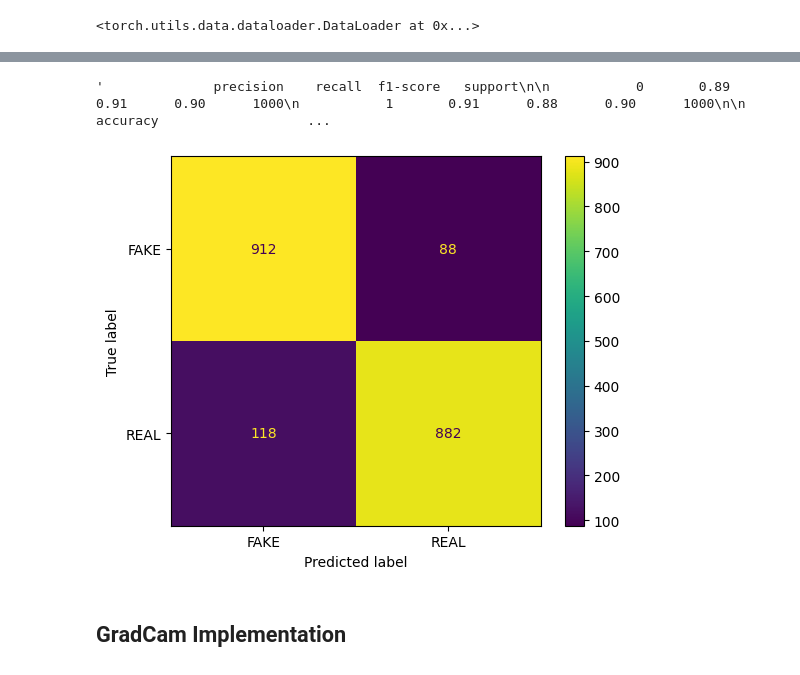
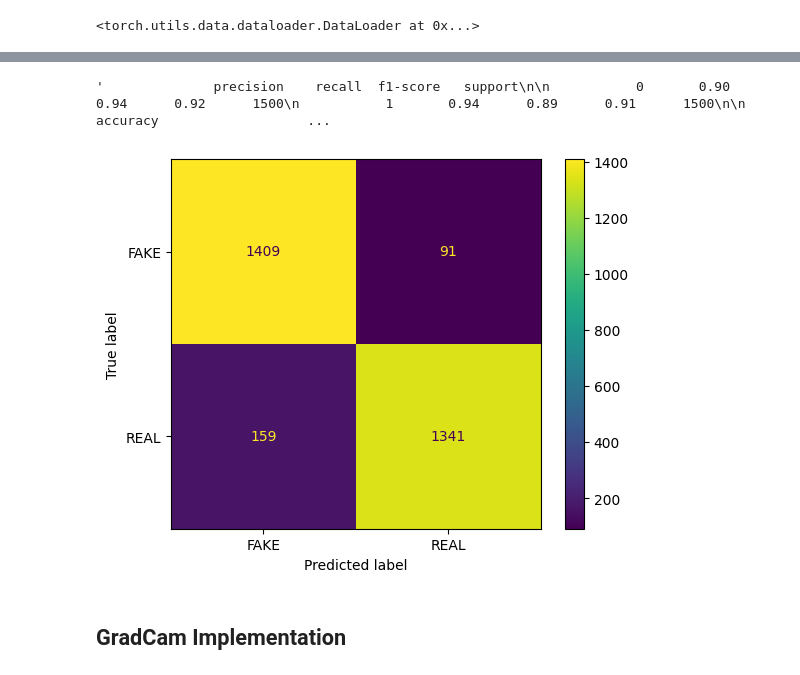
Before and after one commit to YuvrajBalagoni13/AI_Image_Classification, a Jupyter notebook: testing.ipynb, the cells around one changed output, grey strips where cells are left out. Cells and saved outputs as stored; diff of their text form; code cells hidden in the pictures.

Commit message:
Hybrid Model updates

```diff
--- a/testing.ipynb
+++ b/testing.ipynb
@@ -505,12 +505,12 @@ print("ONNX model loaded and verified successfully!")
 # %% [output]
 ONNX model loaded and verified successfully!
 # %%
-from Scripts import datapreprocess
+from HybridModel import datapreprocess
 
 preprocess = datapreprocess.DataPreprocessor(train_dir= train_dir,
                                              test_dir= test_dir)
 
-train_dataloader, test_dataloader = preprocess.Build_Dataloaders(percentage_data= 10)
+train_dataloader, test_dataloader = preprocess.Build_Dataloaders(percentage_data= 15)
 test_dataloader
 # %% [output]
 <torch.utils.data.dataloader.DataLoader at 0x...>
@@ -522,7 +522,7 @@ import numpy as np
 
 batch_size = 50
 
-ort_session = ort.InferenceSession("Models/100_percentdata.onnx")
+ort_session = ort.InferenceSession("Models/hybrid_10p.onnx")
 input_name = ort_session.get_inputs()[0].name
 
 test_loss, test_acc = 0.0, 0.0
@@ -560,13 +560,14 @@ Test Loss: 0.2336 | Test Acc: 0.8970
 # %%
 classification_report(y_test_actual, y_test_predicted)
 # %% [output]
-'              precision    recall  f1-score   support\n\n           0       0.89      0.91      0.90      1000\n           1       0.91      0.88      0.90      1000\n\n    accuracy                   ...
+'              precision    recall  f1-score   support\n\n           0       0.90      0.94      0.92      1500\n           1       0.94      0.89      0.91      1500\n\n    accuracy                   ...
 # %%
+class_names = ["FAKE", "REAL"]
 cm_test = confusion_matrix(y_test_actual, y_test_predicted)
 disp = ConfusionMatrixDisplay(cm_test, display_labels= class_names)
 disp.plot();
 # %% [output]
-[figure, old version]
+[figure, new version]
 # %% [markdown]
 ## GradCam Implementation
 # %%
```
Also changed, not shown: parts of 3 cells of this notebook, 24 other files.
